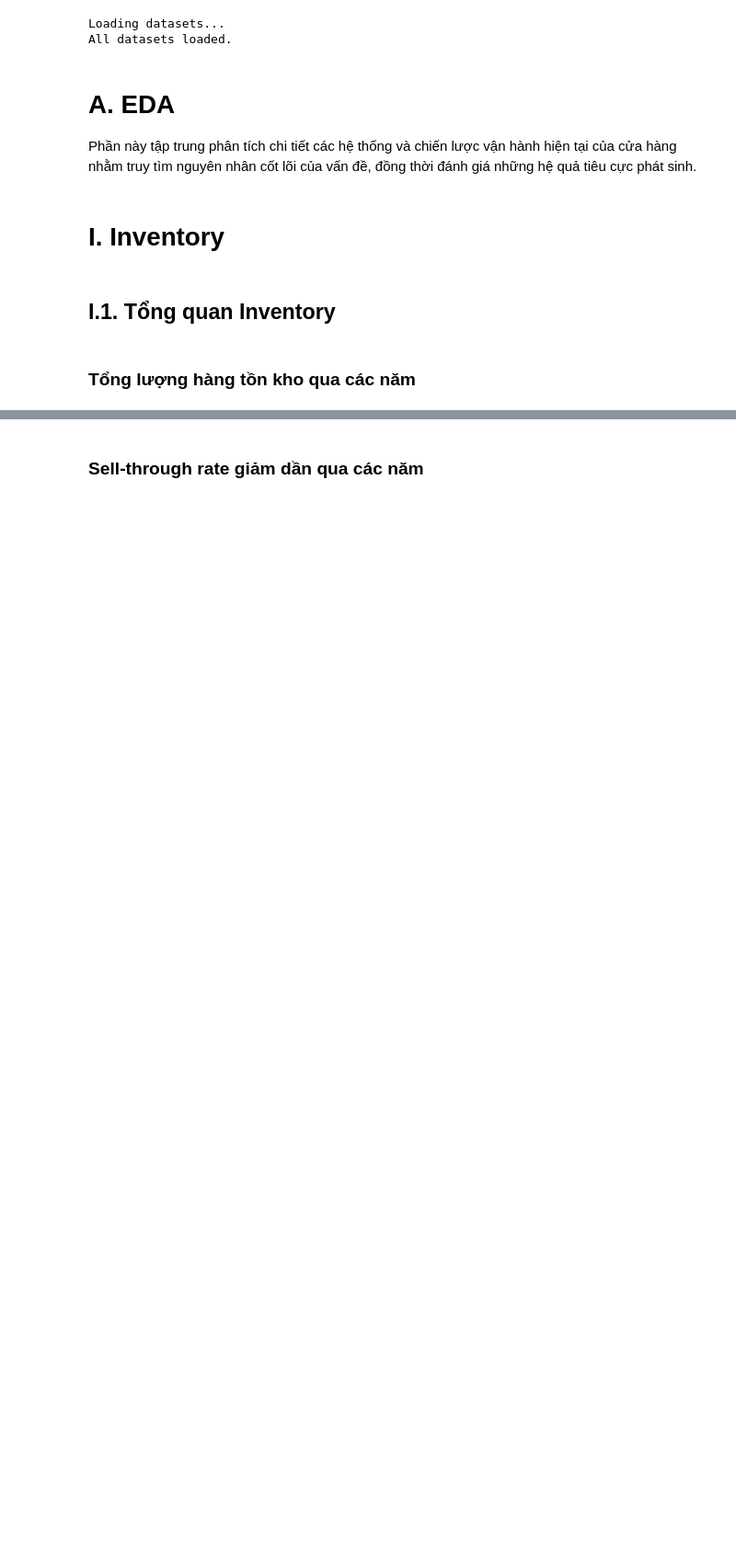
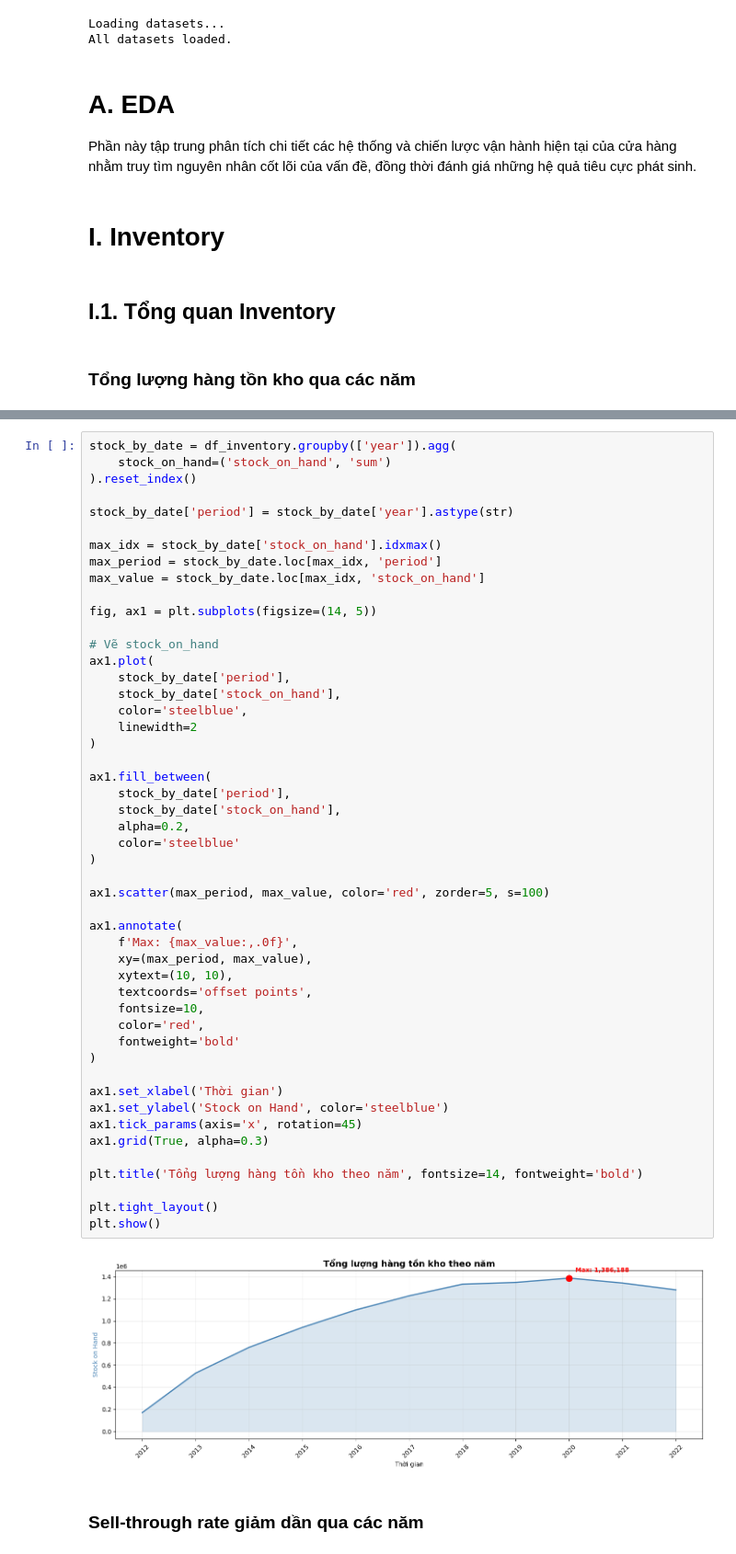
Before and after one commit to whoopsic/Competition-VinDatathon-2026-GridBreakers, a Jupyter notebook: notebooks/02_eda/EDA.ipynb, the cells around one changed output, grey strips where cells are left out. Shown at 92% size. Drawn from its saved outputs; the diff is of its cells as text; blank space fills up the shorter version.

```diff
--- a/notebooks/02_eda/EDA.ipynb
+++ b/notebooks/02_eda/EDA.ipynb
@@ -91,2 +53,53 @@ plt.show()
+# %%
+stock_by_date = df_inventory.groupby(['year']).agg(
+    stock_on_hand=('stock_on_hand', 'sum')
+).reset_index()
+
+stock_by_date['period'] = stock_by_date['year'].astype(str)
+
+max_idx = stock_by_date['stock_on_hand'].idxmax()
+max_period = stock_by_date.loc[max_idx, 'period']
+max_value = stock_by_date.loc[max_idx, 'stock_on_hand']
+
+fig, ax1 = plt.subplots(figsize=(14, 5))
+
+# Vẽ stock_on_hand
+ax1.plot(
+    stock_by_date['period'],
+    stock_by_date['stock_on_hand'],
+    color='steelblue',
+    linewidth=2
+)
+
+ax1.fill_between(
+    stock_by_date['period'],
+    stock_by_date['stock_on_hand'],
+    alpha=0.2,
+    color='steelblue'
+)
+
+ax1.scatter(max_period, max_value, color='red', zorder=5, s=100)
+
+ax1.annotate(
+    f'Max: {max_value:,.0f}',
+    xy=(max_period, max_value),
+    xytext=(10, 10),
+    textcoords='offset points',
+    fontsize=10,
+    color='red',
+    fontweight='bold'
+)
+
+ax1.set_xlabel('Thời gian')
+ax1.set_ylabel('Stock on Hand', color='steelblue')
+ax1.tick_params(axis='x', rotation=45)
+ax1.grid(True, alpha=0.3)
+
+plt.title('Tổng lượng hàng tồn kho theo năm', fontsize=14, fontweight='bold')
+
+plt.tight_layout()
+plt.show()
+# %% [output]
+[figure, added]
 # %% [markdown]
 ### **Sell-through rate giảm dần qua các năm**
```
Also changed, not shown: parts of 4 cells of this notebook.
